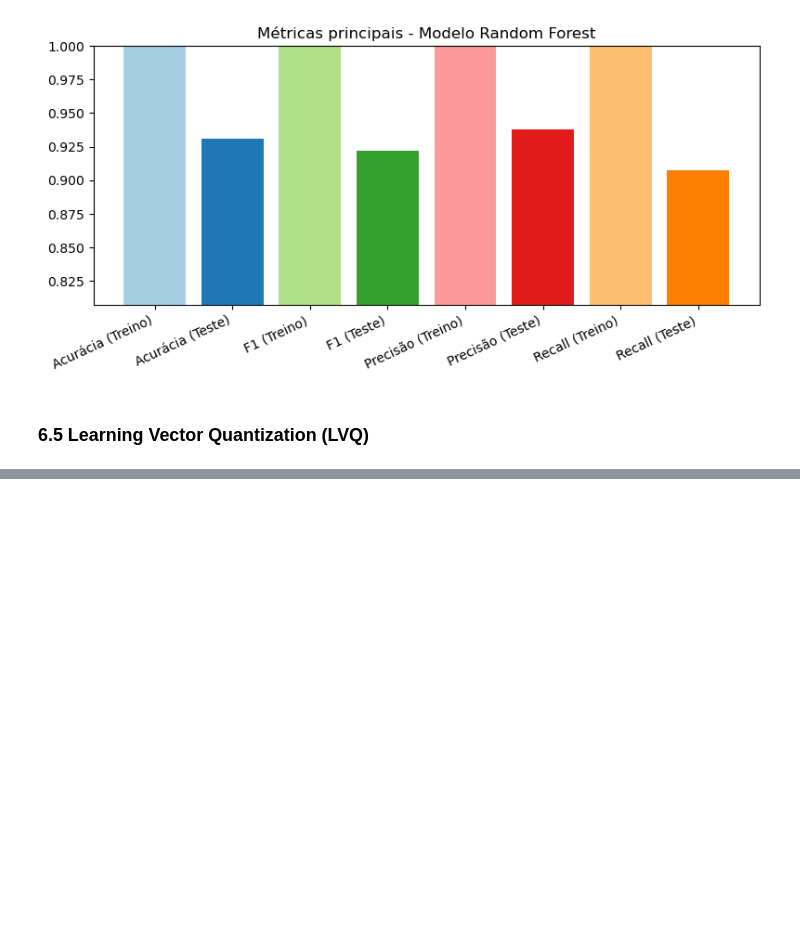
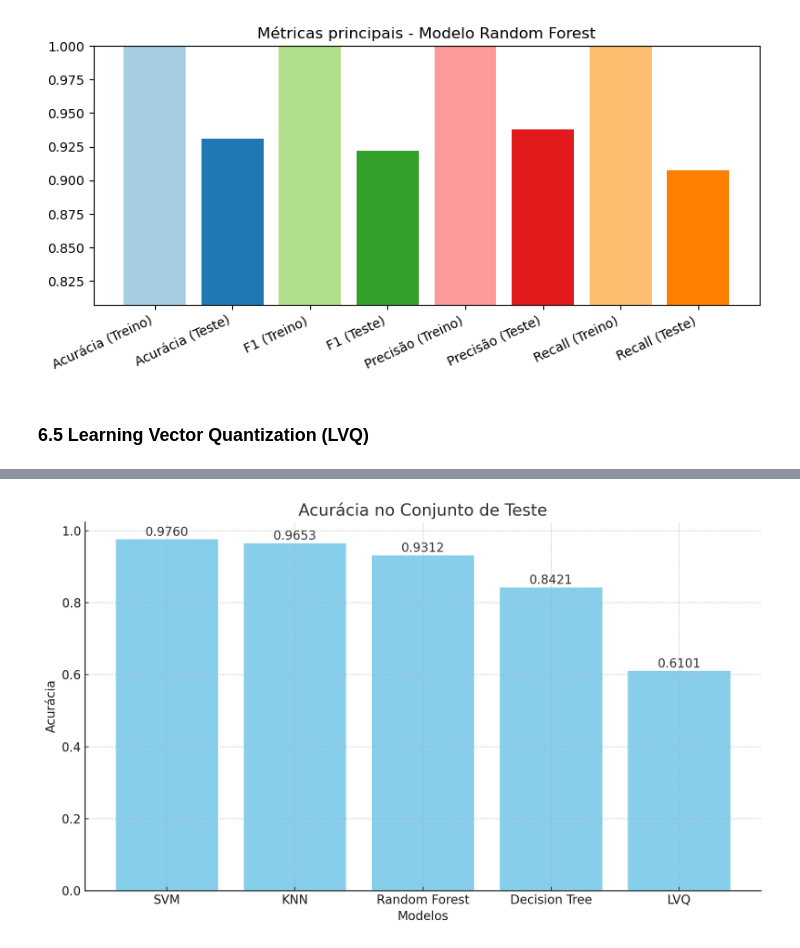
Before and after one commit to rubdelima/CRISP-DM-SVHN, a Jupyter notebook: 3 - Preparação de Dados e Busca de Hiperparâmetros (parte 1).ipynb, the cells around one changed output, grey strips where cells are left out. Drawn from its saved outputs; the diff is of its cells as text; code cells hidden in the pictures; blank space fills up the shorter version.

```diff
--- a/3 - Preparação de Dados e Busca de Hiperparâmetros (parte 1).ipynb
+++ b/3 - Preparação de Dados e Busca de Hiperparâmetros (parte 1).ipynb
@@ -604,0 +1119,6 @@ df
+# %%
+from IPython.display import Image
+
+Image('./images/acuracia_entrega3.png')
+# %% [output]
+[figure, added]
```
Also changed, not shown: parts of 23 cells of this notebook, 6 other files.
